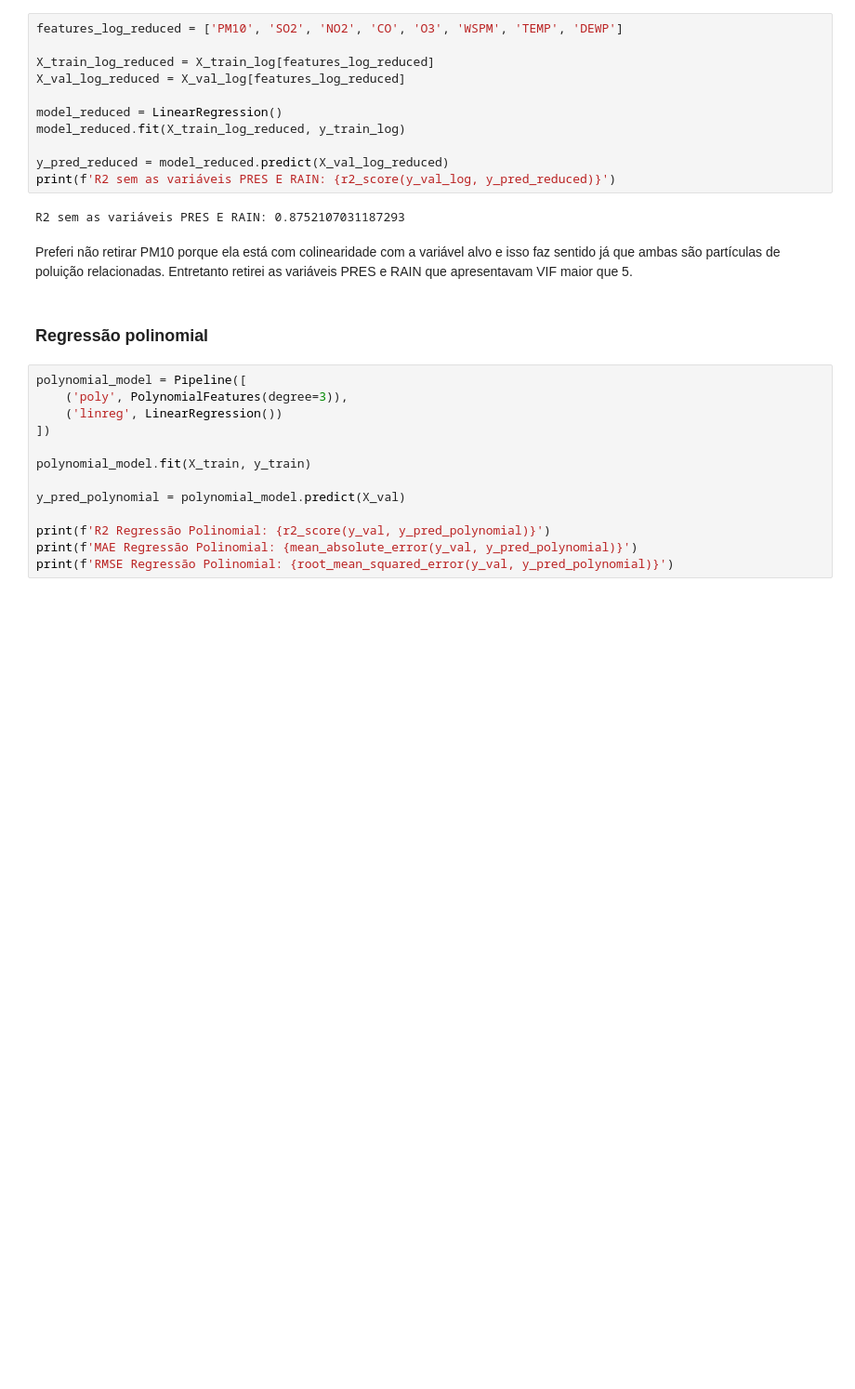
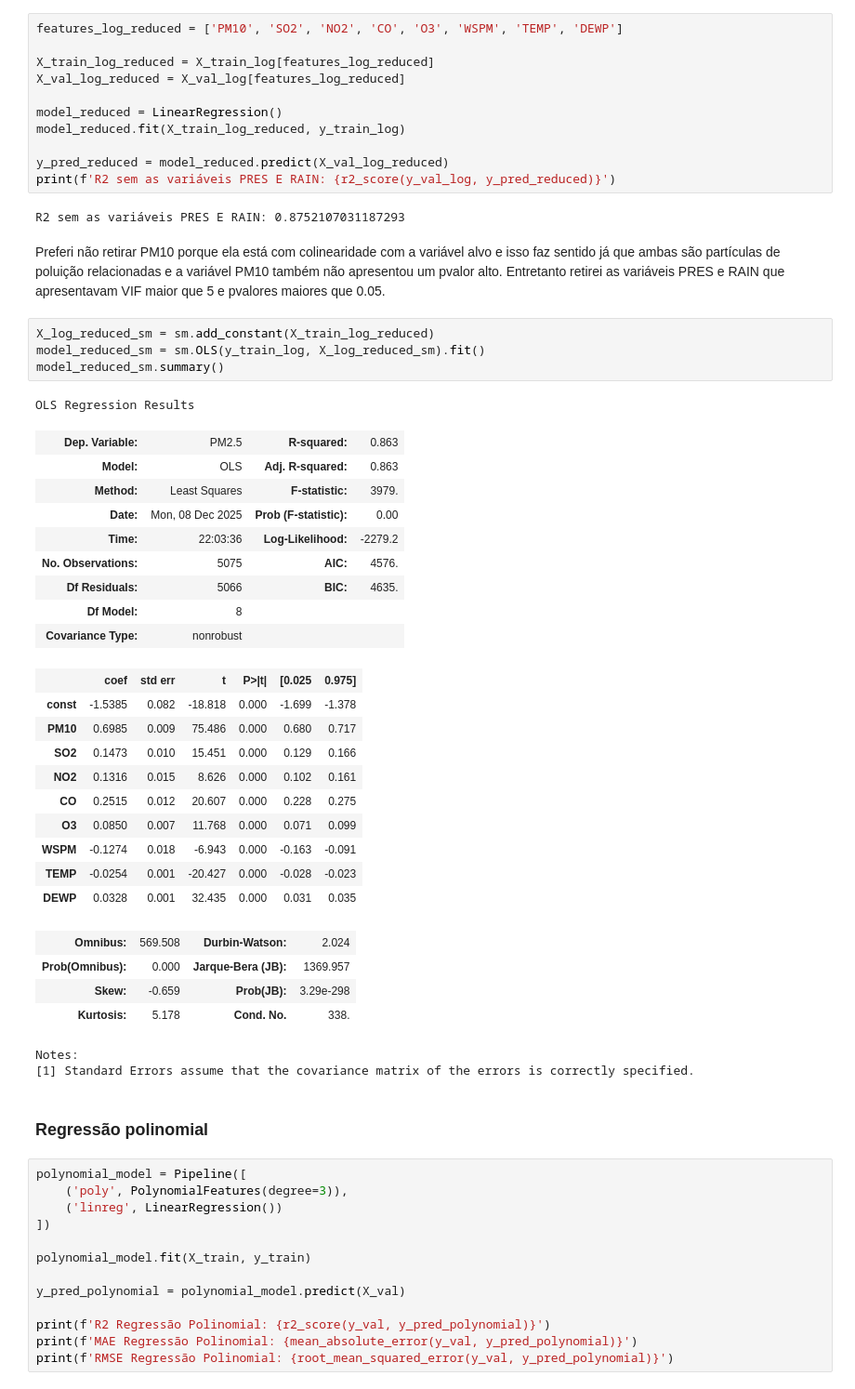
Before and after one commit to yagoschnorr/air-quality-analysis, a Jupyter notebook: analysis.ipynb, the cells around one changed output. Shown at 93% size. Drawn from its saved outputs; the diff is of its cells as text; blank space fills up the shorter version.

```diff
--- a/analysis.ipynb
+++ b/analysis.ipynb
@@ -567,7 +613,38 @@ print(f'R2 sem as variáveis PRES E RAIN: {r2_score(y_val_log, y_pred_reduced)}'
 # %% [output]
 R2 sem as variáveis PRES E RAIN: 0.8752107031187293
 # %% [markdown]
-Preferi não retirar PM10 porque ela está com colinearidade com a variável alvo e isso faz sentido já que ambas são partículas de poluição relacionadas. Entretanto retirei as variáveis PRES e RAIN que apresentavam VIF maior que 5.
+Preferi não retirar PM10 porque ela está com colinearidade com a variável alvo e isso faz sentido já que ambas são partículas de poluição relacionadas e a variável PM10 também não apresentou um pvalor alto. Entretanto retirei as variáveis PRES e RAIN que apresentavam VIF maior que 5 e pvalores maiores que 0.05.
+# %%
+X_log_reduced_sm = sm.add_constant(X_train_log_reduced)
+model_reduced_sm = sm.OLS(y_train_log, X_log_reduced_sm).fit()
+model_reduced_sm.summary()
+# %% [output]
+OLS Regression Results
+| Dep. Variable: | PM2.5 | R-squared: | 0.863 |
+| Model: | OLS | Adj. R-squared: | 0.863 |
+| Method: | Least Squares | F-statistic: | 3979. |
+| Date: | Mon, 08 Dec 2025 | Prob (F-statistic): | 0.00 |
+| Time: | 22:03:36 | Log-Likelihood: | -2279.2 |
+| No. Observations: | 5075 | AIC: | 4576. |
+| Df Residuals: | 5066 | BIC: | 4635. |
+| Df Model: | 8 |  |  |
+| Covariance Type: | nonrobust |  |  |
+|  | coef | std err | t | P>|t| | [0.025 | 0.975] |
+| const | -1.5385 | 0.082 | -18.818 | 0.000 | -1.699 | -1.378 |
+| PM10 | 0.6985 | 0.009 | 75.486 | 0.000 | 0.680 | 0.717 |
+| SO2 | 0.1473 | 0.010 | 15.451 | 0.000 | 0.129 | 0.166 |
+| NO2 | 0.1316 | 0.015 | 8.626 | 0.000 | 0.102 | 0.161 |
+| CO | 0.2515 | 0.012 | 20.607 | 0.000 | 0.228 | 0.275 |
+| O3 | 0.0850 | 0.007 | 11.768 | 0.000 | 0.071 | 0.099 |
+| WSPM | -0.1274 | 0.018 | -6.943 | 0.000 | -0.163 | -0.091 |
+| TEMP | -0.0254 | 0.001 | -20.427 | 0.000 | -0.028 | -0.023 |
+| DEWP | 0.0328 | 0.001 | 32.435 | 0.000 | 0.031 | 0.035 |
+| Omnibus: | 569.508 | Durbin-Watson: | 2.024 |
+| Prob(Omnibus): | 0.000 | Jarque-Bera (JB): | 1369.957 |
+| Skew: | -0.659 | Prob(JB): | 3.29e-298 |
+| Kurtosis: | 5.178 | Cond. No. | 338. |
+Notes:
+[1] Standard Errors assume that the covariance matrix of the errors is correctly specified.
 # %% [markdown]
 ### Regressão polinomial
 # %%
```
Also changed, not shown: parts of 18 cells of this notebook.
